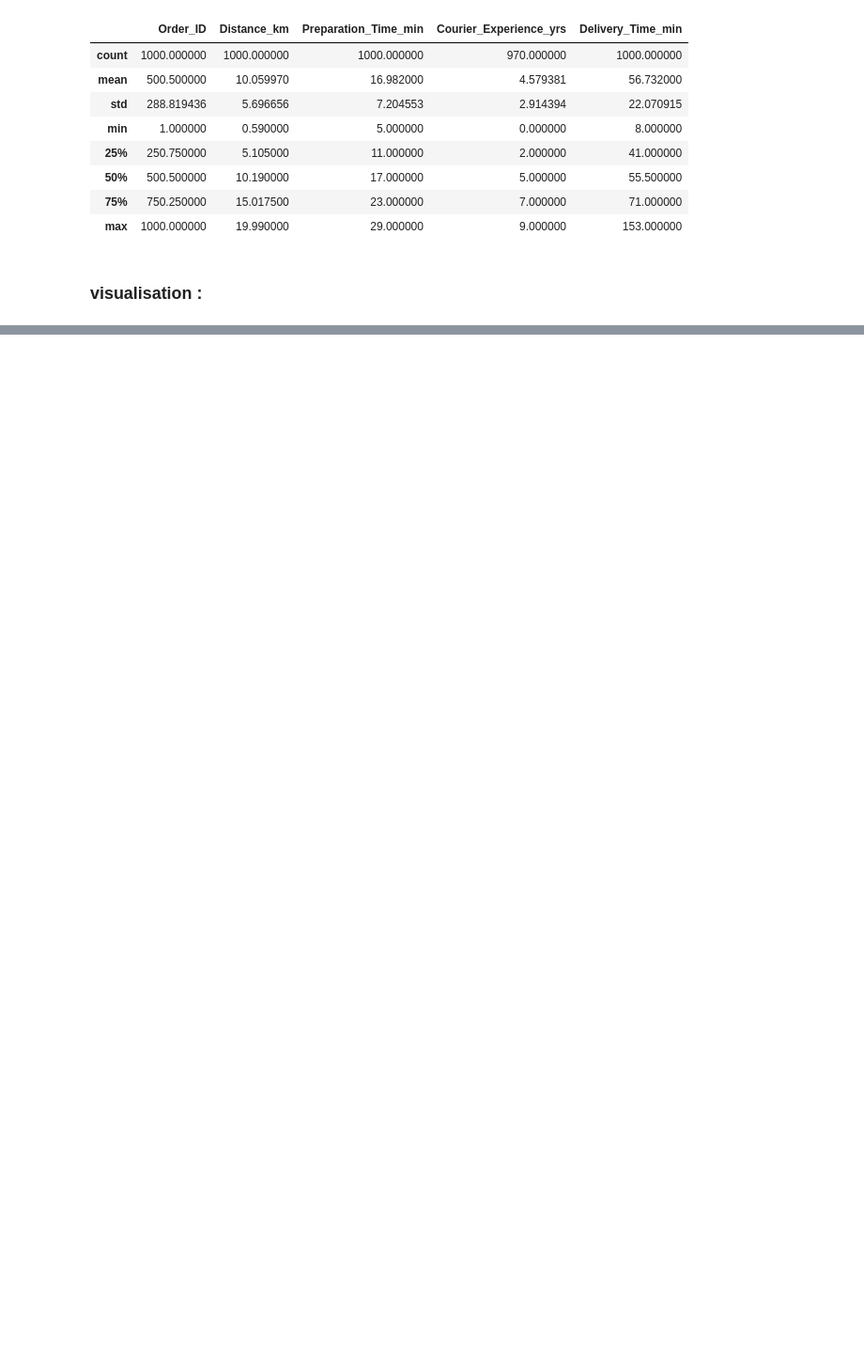
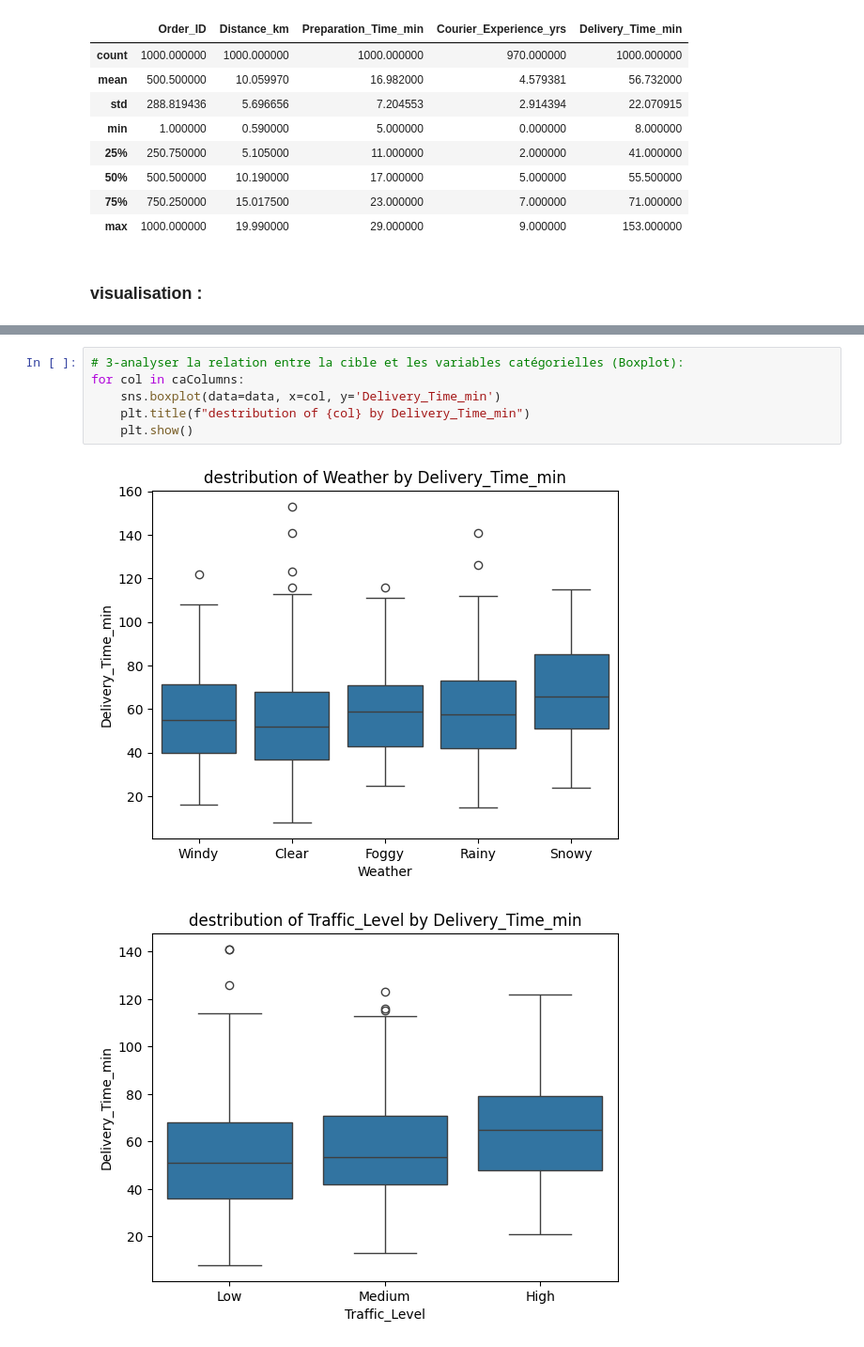
Before and after one commit to elhidarinouhayla/Pr-diction-du-Temps-de-Livraison, a Jupyter notebook: EDA.ipynb, the cells around one changed output, grey strips where cells are left out. Shown at 94% size. Cells and saved outputs as stored; diff of their text form; blank space fills up the shorter version.

```diff
--- a/EDA.ipynb
+++ b/EDA.ipynb
@@ -112,0 +144,9 @@ data.describe()
+# %%
+# 3-analyser la relation entre la cible et les variables catégorielles (Boxplot):
+for col in caColumns:
+    sns.boxplot(data=data, x=col, y='Delivery_Time_min')
+    plt.title(f"destribution of {col} by Delivery_Time_min")
+    plt.show()
+# %% [output]
+[figure, added]
+[figure, added]
```
Also changed, not shown: parts of 12 cells of this notebook, 3 other files.
